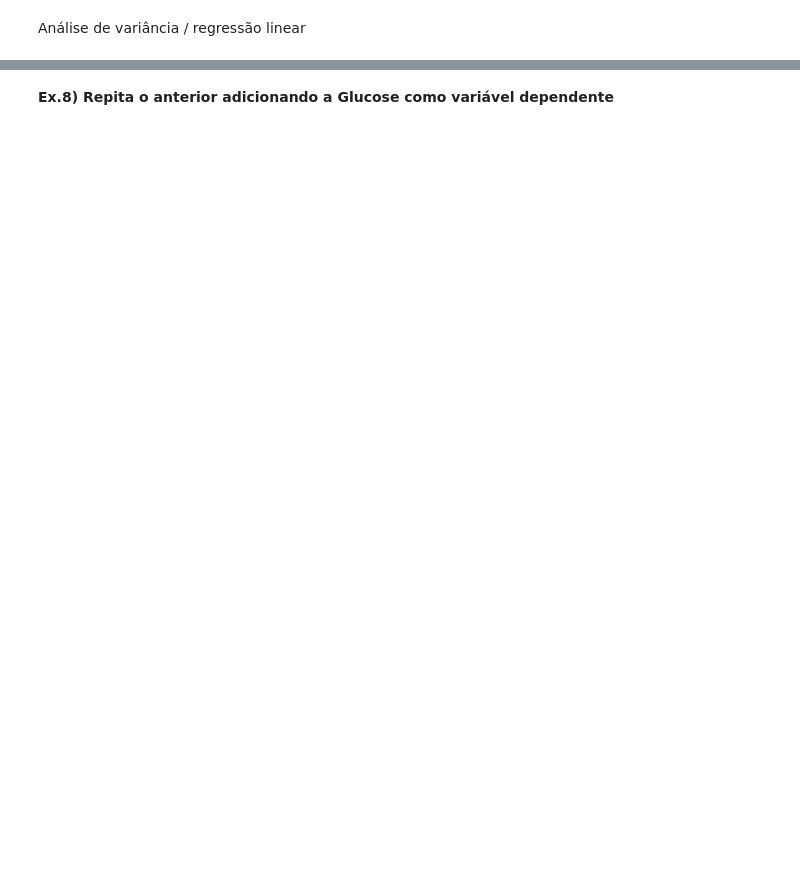
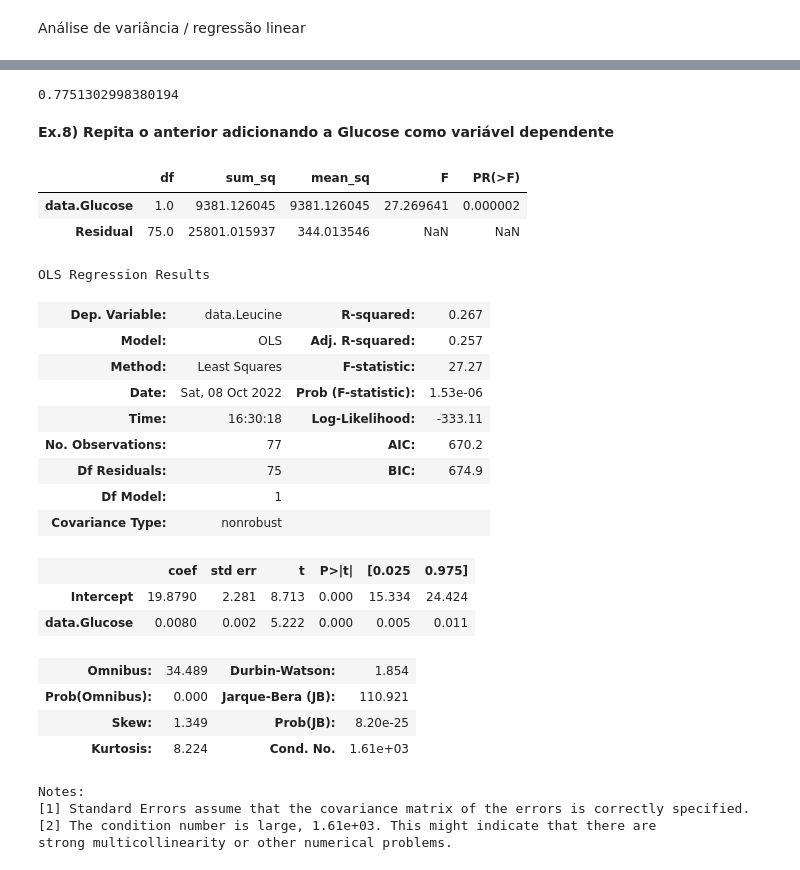
Before and after one commit to Malavita02/Repositorio-Sistemas, a Jupyter notebook: scripts/aula2_cachexia-incompleto.ipynb, the cells around one changed output, grey strips where cells are left out. Cells and saved outputs as stored; diff of their text form; code cells hidden in the pictures; blank space fills up the shorter version.

```diff
--- a/scripts/aula2_cachexia-incompleto.ipynb
+++ b/scripts/aula2_cachexia-incompleto.ipynb
@@ -12,8 +12,8 @@ import matplotlib.pyplot as plt
 # para desenhar os gráficos dentro do notebook
 %matplotlib inline
 # %%
-data = pd.read_csv('data_cachexia.csv',sep=',', index_col = 0)
-meta = pd.read_csv('meta_cachexia.csv',sep=',', index_col = 0)
+data = pd.read_csv(r'C:\Users\Tiago\GitHub\Repositorio de Sistemas\Repositorio-Sistemas\datasets\data_cachexia.csv',sep=',', index_col = 0)
+meta = pd.read_csv(r'C:\Users\Tiago\GitHub\Repositorio de Sistemas\Repositorio-Sistemas\datasets\meta_cachexia.csv',sep=',', index_col = 0)
 print (data.shape)
 print (meta.shape)
 data.head()
@@ -264,9 +390,41 @@ lm.summary()
 # %%
 lm.rsquared
+# %% [output]
+0.7751302998380194
 # %% [markdown]
 **Ex.8) Repita o anterior adicionando a Glucose como variável dependente**
 # %%
 #fazer leucina em função da valina e da glucose
+lm2 = ols("data.Leucine~data.Glucose", data).fit()
+anova_lm(lm2)
+# %% [output]
+|  | df | sum_sq | mean_sq | F | PR(>F) |
+| data.Glucose | 1.0 | 9381.126045 | 9381.126045 | 27.269641 | 0.000002 |
+| Residual | 75.0 | 25801.015937 | 344.013546 | NaN | NaN |
+# %%
+lm2.summary()
+# %% [output]
+OLS Regression Results
+| Dep. Variable: | data.Leucine | R-squared: | 0.267 |
+| Model: | OLS | Adj. R-squared: | 0.257 |
+| Method: | Least Squares | F-statistic: | 27.27 |
+| Date: | Sat, 08 Oct 2022 | Prob (F-statistic): | 1.53e-06 |
+| Time: | 16:30:18 | Log-Likelihood: | -333.11 |
+| No. Observations: | 77 | AIC: | 670.2 |
+| Df Residuals: | 75 | BIC: | 674.9 |
+| Df Model: | 1 |  |  |
+| Covariance Type: | nonrobust |  |  |
+|  | coef | std err | t | P>|t| | [0.025 | 0.975] |
+| Intercept | 19.8790 | 2.281 | 8.713 | 0.000 | 15.334 | 24.424 |
+| data.Glucose | 0.0080 | 0.002 | 5.222 | 0.000 | 0.005 | 0.011 |
+| Omnibus: | 34.489 | Durbin-Watson: | 1.854 |
+| Prob(Omnibus): | 0.000 | Jarque-Bera (JB): | 110.921 |
+| Skew: | 1.349 | Prob(JB): | 8.20e-25 |
+| Kurtosis: | 8.224 | Cond. No. | 1.61e+03 |
+Notes:
+[1] Standard Errors assume that the covariance matrix of the errors is correctly specified.
+[2] The condition number is large, 1.61e+03. This might indicate that there are
+strong multicollinearity or other numerical problems.
 # %%
 data["MuscleLoss"] = meta["Muscle.loss"]
 # %%
```
Also changed, not shown: parts of 20 cells of this notebook, 6 other files.
